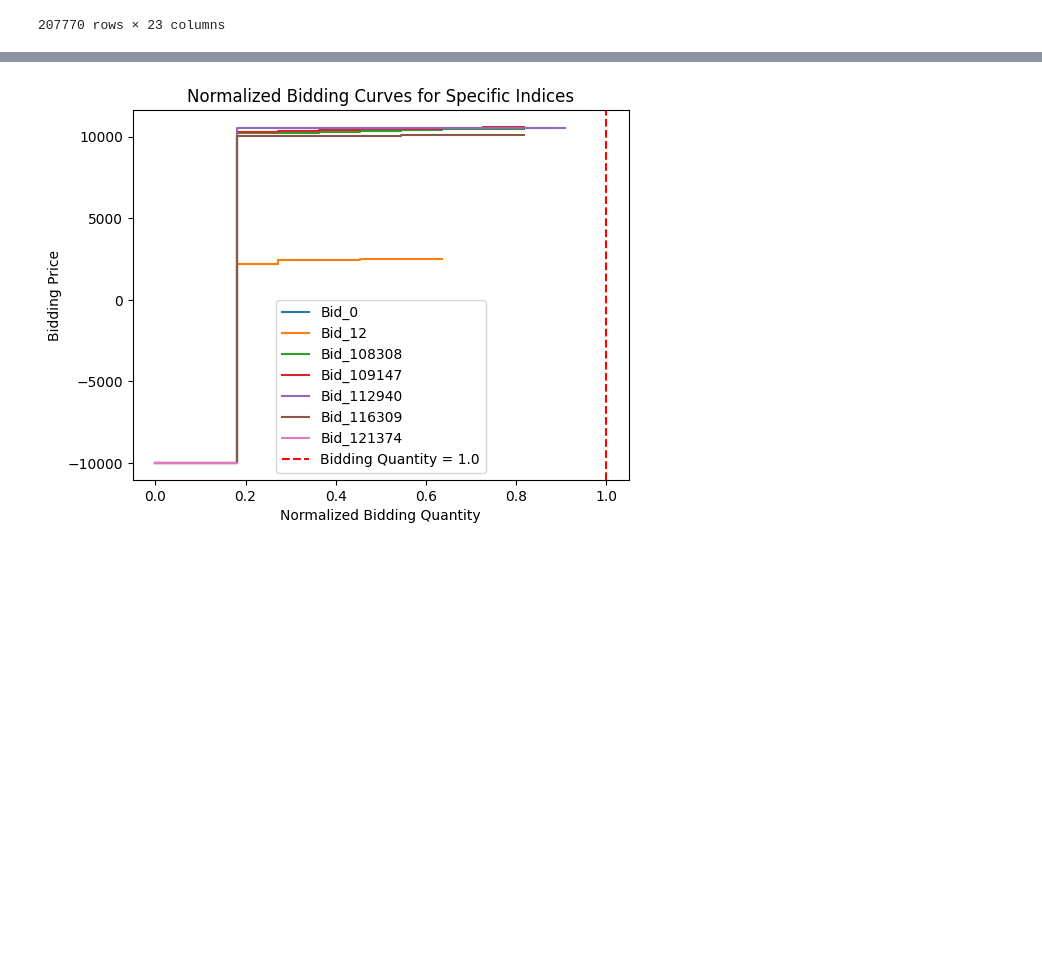
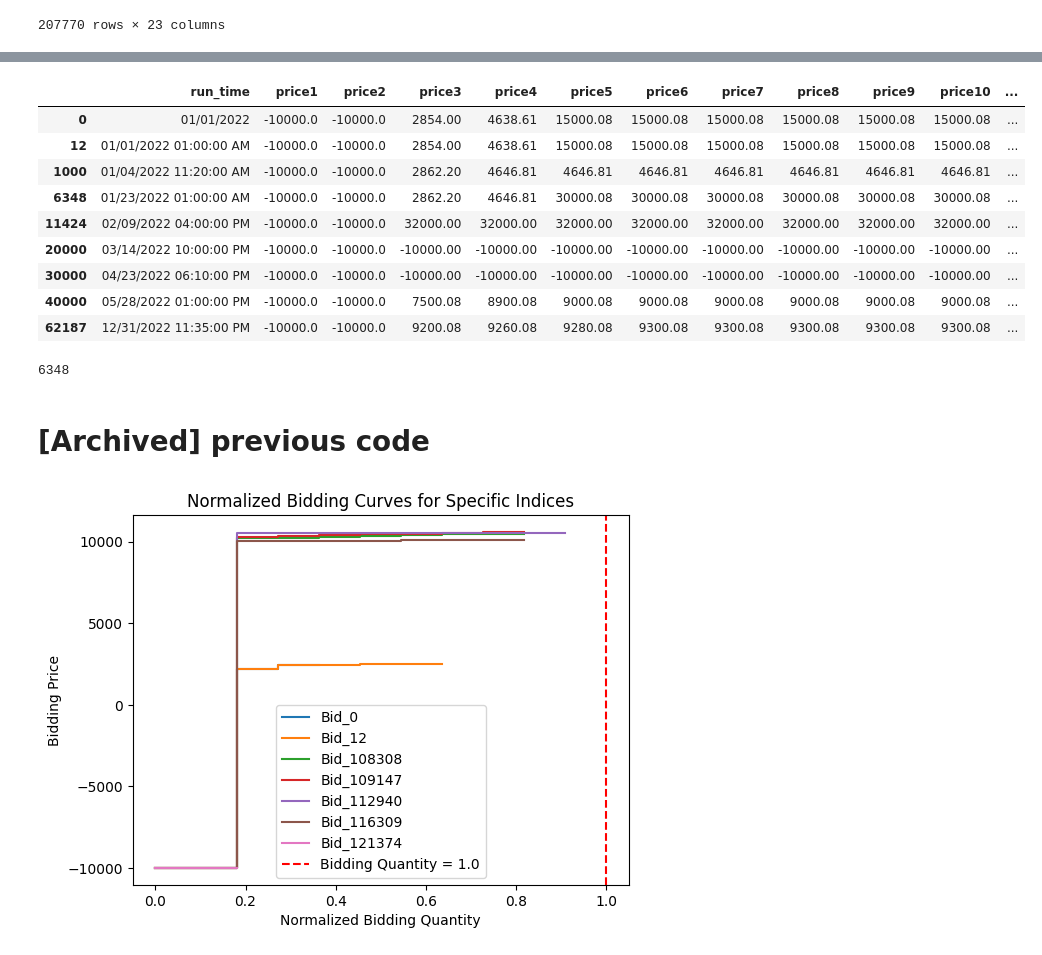
Before and after one commit to gbrosell/maroon-archers, a Jupyter notebook: K-medoids.ipynb, the cells around one changed output, grey strips where cells are left out. Saved outputs shown, nothing was run; the diff lists cells and outputs as text; code cells hidden in the pictures; blank space fills up the shorter version.

```diff
--- a/K-medoids.ipynb
+++ b/K-medoids.ipynb
@@ -52,3 +183,26 @@ result_df
+# %%
+# Display the rows at specified indices
+rows_to_display = test_df.loc[indices_to_plot]
+rows_to_display
+# %% [output]
+|  | run_time | price1 | price2 | price3 | price4 | price5 | price6 | price7 | price8 | price9 | price10 | ... |
+| 0 | 01/01/2022 | -10000.0 | -10000.0 | 2854.00 | 4638.61 | 15000.08 | 15000.08 | 15000.08 | 15000.08 | 15000.08 | 15000.08 | ... |
+| 12 | 01/01/2022 01:00:00 AM | -10000.0 | -10000.0 | 2854.00 | 4638.61 | 15000.08 | 15000.08 | 15000.08 | 15000.08 | 15000.08 | 15000.08 | ... |
+| 1000 | 01/04/2022 11:20:00 AM | -10000.0 | -10000.0 | 2862.20 | 4646.81 | 4646.81 | 4646.81 | 4646.81 | 4646.81 | 4646.81 | 4646.81 | ... |
+| 6348 | 01/23/2022 01:00:00 AM | -10000.0 | -10000.0 | 2862.20 | 4646.81 | 30000.08 | 30000.08 | 30000.08 | 30000.08 | 30000.08 | 30000.08 | ... |
+| 11424 | 02/09/2022 04:00:00 PM | -10000.0 | -10000.0 | 32000.00 | 32000.00 | 32000.00 | 32000.00 | 32000.00 | 32000.00 | 32000.00 | 32000.00 | ... |
+| 20000 | 03/14/2022 10:00:00 PM | -10000.0 | -10000.0 | -10000.00 | -10000.00 | -10000.00 | -10000.00 | -10000.00 | -10000.00 | -10000.00 | -10000.00 | ... |
+| 30000 | 04/23/2022 06:10:00 PM | -10000.0 | -10000.0 | -10000.00 | -10000.00 | -10000.00 | -10000.00 | -10000.00 | -10000.00 | -10000.00 | -10000.00 | ... |
+| 40000 | 05/28/2022 01:00:00 PM | -10000.0 | -10000.0 | 7500.08 | 8900.08 | 9000.08 | 9000.08 | 9000.08 | 9000.08 | 9000.08 | 9000.08 | ... |
+| 62187 | 12/31/2022 11:35:00 PM | -10000.0 | -10000.0 | 9200.08 | 9260.08 | 9280.08 | 9300.08 | 9300.08 | 9300.08 | 9300.08 | 9300.08 | ... |
+# %%
+# Find the index where 'price5' first becomes equal to 30k
+index_first_32000 = test_df[test_df['price5'] == 30000.08]['price5'].idxmax()
+index_first_32000
+# %% [output]
+6348
+# %% [markdown]
+# [Archived] previous code
 # %%
 #Set Qmax
 Q_max = 647.0
```
Also changed, not shown: parts of 9 cells of this notebook.
